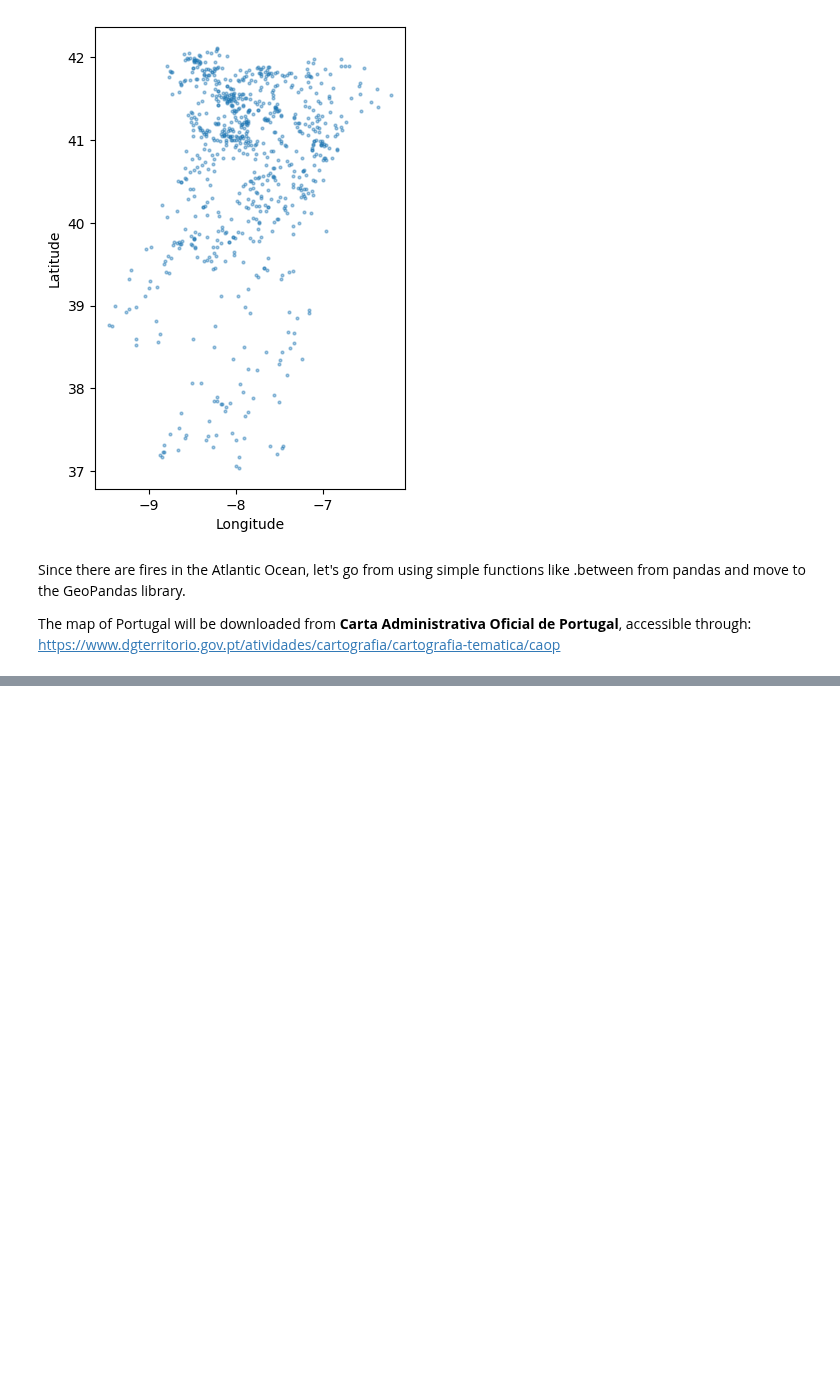
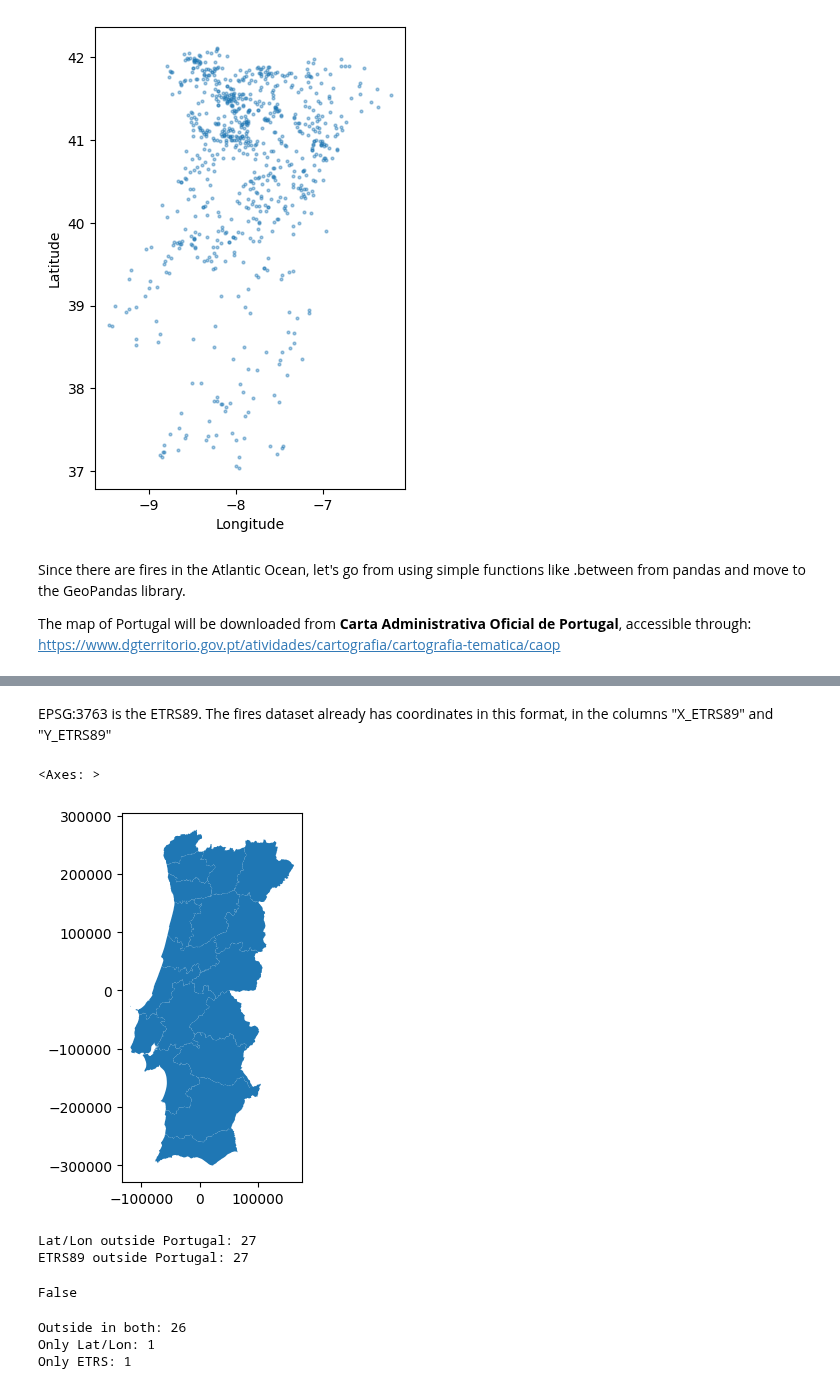
Before and after one commit to Daniel99Fonseca/wildfire-risk-portugal, a Jupyter notebook: notebooks/01_fire_data_exploration.ipynb, the cells around one changed output, grey strips where cells are left out. Saved outputs shown, nothing was run; the diff lists cells and outputs as text; code cells hidden in the pictures; blank space fills up the shorter version.

Commit message:
Final phase of data exploration

```diff
--- a/notebooks/01_fire_data_exploration.ipynb
+++ b/notebooks/01_fire_data_exploration.ipynb
@@ -844,0 +881,10 @@ gpd.list_layers("../data/raw/CAOP_Continente_2025-gpkg/Continente_CAOP2025.gpkg"
+# %%
+districts = gpd.read_file(
+                            "../data/raw/CAOP_Continente_2025-gpkg/Continente_CAOP2025.gpkg",
+                            layer='cont_distritos')
+
+print(f"""
+Shape: \n {districts.shape} \n
+Column names: \n {districts.columns} \n
+CRS: \n {districts.crs} \n
+Head: \n {districts.head()}""")
@@ -844,0 +909,68 @@ gpd.list_layers("../data/raw/CAOP_Continente_2025-gpkg/Continente_CAOP2025.gpkg"
+# %% [markdown]
+EPSG:3763 is the ETRS89. The fires dataset already has coordinates in this format, in the columns "X_ETRS89" and "Y_ETRS89"
+# %%
+districts.plot()
+# %% [output]
+<Axes: >
+[figure, added]
+# %%
+portugal = districts.geometry.union_all()
+
+# Creating GeoDataFrame from Latitude and Longitude Features and subsequently turning them into ETRS89
+fires_latlon = gpd.GeoDataFrame(
+    fires_2017_2025,
+    geometry=gpd.points_from_xy(
+        fires_2017_2025["Longitude"],
+        fires_2017_2025["Latitude"]
+    ),
+    crs="EPSG:4326"
+).to_crs("EPSG:3763")
+
+# Creating another GeoDataFrame just for comparison
+fires_etrs = gpd.GeoDataFrame(
+    fires_2017_2025,
+    geometry=gpd.points_from_xy(
+        fires_2017_2025["X_ETRS89"],
+        fires_2017_2025["Y_ETRS89"]
+    ),
+    crs="EPSG:3763"
+)
+
+# Checking how many coordinates are outside of Portugal in both systems
+# to re-assure both coordinates systems (lat and lon; X_ETRS89 and Y_ETRS89) don't have
+# any discrepancies
+
+latlon_inside = fires_latlon.geometry.covered_by(portugal)
+etrs_inside = fires_etrs.geometry.covered_by(portugal)
+
+print("Lat/Lon outside Portugal:", (~latlon_inside).sum())
+print("ETRS89 outside Portugal:", (~etrs_inside).sum())
+# %% [output]
+Lat/Lon outside Portugal: 27
+ETRS89 outside Portugal: 27
+# %%
+# Checking if it's the same fires between the 2 coordinate system
+
+outside_latlon_ids = set(
+    fires_latlon.loc[~latlon_inside, "Codigo_SGIF"]
+)
+
+outside_etrs_ids = set(
+    fires_etrs.loc[~etrs_inside, "Codigo_SGIF"]
+)
+
+outside_latlon_ids == outside_etrs_ids
+# %% [output]
+False
+# %%
+both_outside = outside_latlon_ids & outside_etrs_ids
+only_latlon_outside = outside_latlon_ids - outside_etrs_ids
+only_etrs_outside = outside_etrs_ids - outside_latlon_ids
+
+print("Outside in both:", len(both_outside))
+print("Only Lat/Lon:", len(only_latlon_outside))
+print("Only ETRS:", len(only_etrs_outside))
+# %% [output]
+Outside in both: 26
+Only Lat/Lon: 1
+Only ETRS: 1
```
Also changed, not shown: parts of 57 cells of this notebook.
